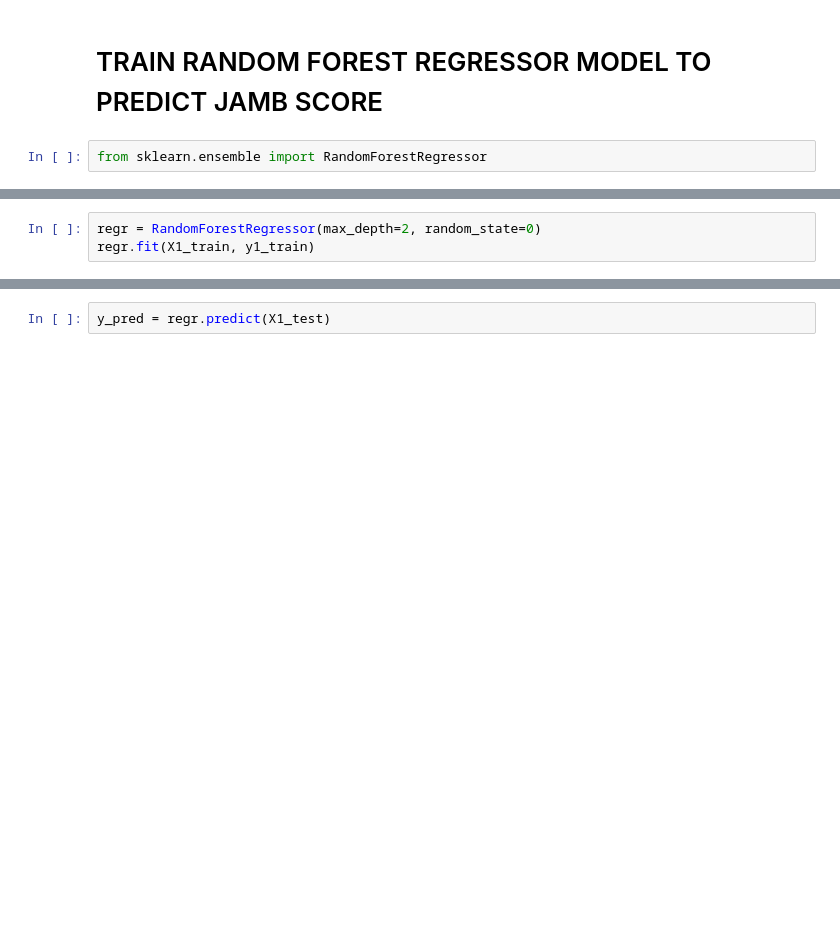
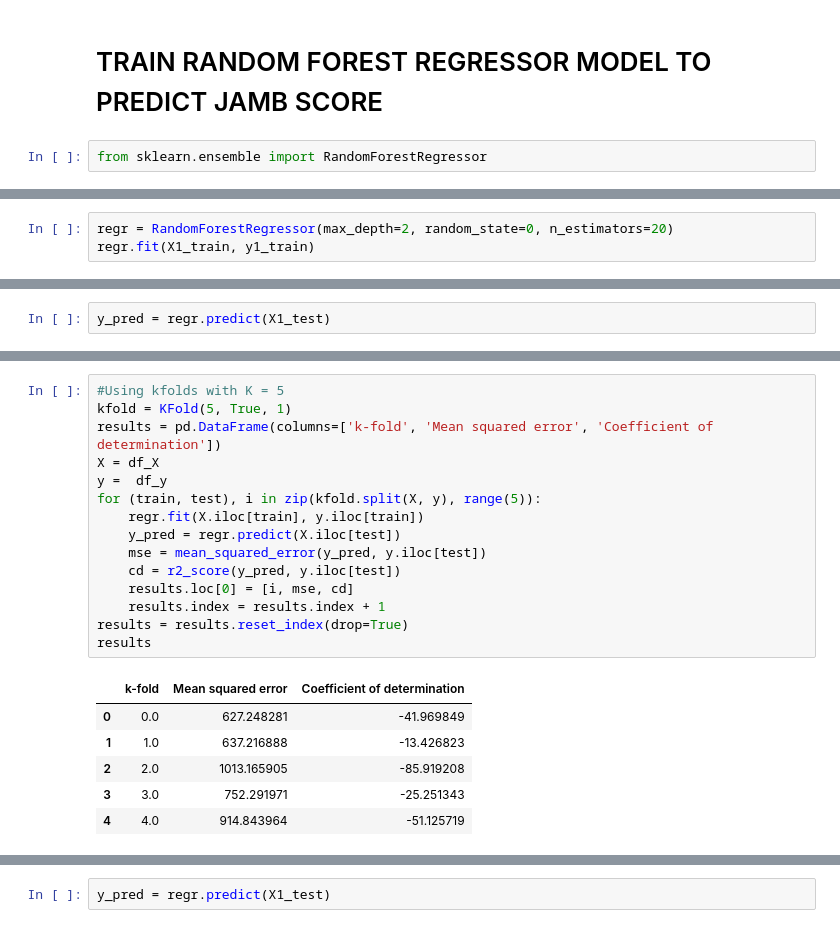
Before and after one commit to Free-tek/Student-Jamb-Performance-Prediction-from-Highschool-Performance, a Jupyter notebook: Neco Result Prediction.ipynb, the cells around one changed output, grey strips where cells are left out. Cells and saved outputs as stored; diff of their text form; blank space fills up the shorter version.

Commit message:
variation of random forest trees

```diff
--- a/Neco Result Prediction.ipynb
+++ b/Neco Result Prediction.ipynb
@@ -1159,5 +1161,5 @@ from sklearn.ensemble import RandomForestRegressor
 # %%
-regr = RandomForestRegressor(max_depth=2, random_state=0)
+regr = RandomForestRegressor(max_depth=2, random_state=0, n_estimators=20)
 regr.fit(X1_train, y1_train)
 # %% [output]
 RandomForestRegressor(bootstrap=True, ccp_alpha=0.0, criterion='mse',
@@ -1169 +1171,3 @@ RandomForestRegressor(bootstrap=True, ccp_alpha=0.0, criterion='mse',
                       random_state=0, verbose=0, warm_start=False)
+# %%
+y_pred = regr.predict(X1_test)
@@ -1169,0 +1184,22 @@ RandomForestRegressor(bootstrap=True, ccp_alpha=0.0, criterion='mse',
+# %%
+#Using kfolds with K = 5
+kfold = KFold(5, True, 1)
+results = pd.DataFrame(columns=['k-fold', 'Mean squared error', 'Coefficient of determination'])
+X = df_X
+y =  df_y
+for (train, test), i in zip(kfold.split(X, y), range(5)):
+    regr.fit(X.iloc[train], y.iloc[train])
+    y_pred = regr.predict(X.iloc[test])
+    mse = mean_squared_error(y_pred, y.iloc[test])
+    cd = r2_score(y_pred, y.iloc[test])
+    results.loc[0] = [i, mse, cd]
+    results.index = results.index + 1
+results = results.reset_index(drop=True)
+results
+# %% [output]
+|  | k-fold | Mean squared error | Coefficient of determination |
+| 0 | 0.0 | 627.248281 | -41.969849 |
+| 1 | 1.0 | 637.216888 | -13.426823 |
+| 2 | 2.0 | 1013.165905 | -85.919208 |
+| 3 | 3.0 | 752.291971 | -25.251343 |
+| 4 | 4.0 | 914.843964 | -51.125719 |
```
Also changed, not shown: parts of 23 cells of this notebook.
